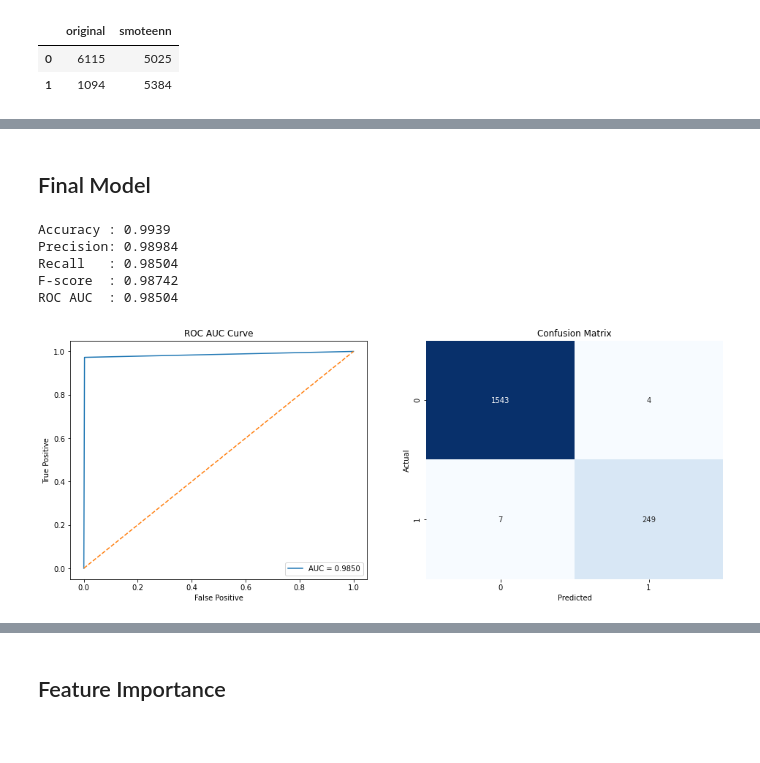
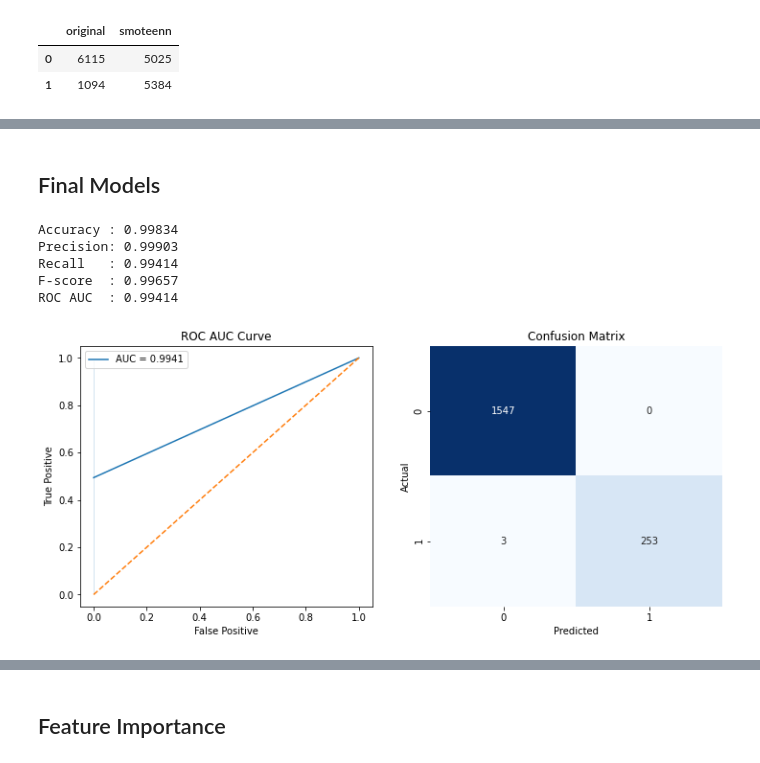
Before and after one commit to kai1130/Projects, a Jupyter notebook: Ethereum Fraud Detection/Ethereum Fraud Detection.ipynb, the cells around one changed output, grey strips where cells are left out. Saved outputs shown, nothing was run; the diff lists cells and outputs as text; code cells hidden in the pictures; blank space fills up the shorter version.

```diff
--- a/Ethereum Fraud Detection/Ethereum Fraud Detection.ipynb
+++ b/Ethereum Fraud Detection/Ethereum Fraud Detection.ipynb
@@ -399,6 +414,6 @@ XGBoost ROC AUC: 0.99759
 # %%
 dtc = DecisionTreeClassifier(max_depth=8,criterion='entropy',max_features=19,splitter='best')
-abc = AdaBoostClassifier(base_estimator = dtc, n_estimators=200, learning_rate=1)
+abc = AdaBoostClassifier(base_estimator = dtc, n_estimators=240, learning_rate=1)
 # %%
 y_pred_abc = cross_val_predict(abc, X_smt, y_smt, n_jobs=-1, cv=skf)
 
@@ -418,0 +436,4 @@ AdaBoost ROC AUC: 0.99884
+# %%
+rfc.fit(X_smt, y_smt)
+xgc.fit(X_smt, y_smt)
+abc.fit(X_smt, y_smt)
@@ -419,39 +454,39 @@ AdaBoost ROC AUC: 0.99884
 # %% [markdown]
-## Final Model
+## Final Models
 # %%
 abc_fit = abc.fit(X_smt, y_smt)
-y_pred = abc_fit.predict(X_test)
+y_pred_abc = abc_fit.predict(X_test)
 # %%
-matrix_confusion = confusion_matrix(y_test, y_pred)
-precision, recall, fscore, support = precision_recall_fscore_support(y_test, y_pred, average='macro')
-fpr, tpr, threshold = roc_curve(y_test, y_pred)
+matrix_confusion = confusion_matrix(y_test, y_pred_abc)
+precision, recall, fscore, support = precision_recall_fscore_support(y_test, y_pred_abc, average='macro')
+fpr, tpr, threshold = roc_curve(y_test, y_pred_abc)
 roc_auc = auc(fpr, tpr)
 # %%
-print(f'Accuracy : {accuracy_score(y_test, y_pred).round(5)}')
+print(f'Accuracy : {accuracy_score(y_test, y_pred_abc).round(5)}')
 print(f'Precision: {precision.round(5)}')
 print(f'Recall   : {recall.round(5)}')
 print(f'F-score  : {fscore.round(5)}')
 print(f'ROC AUC  : {roc_auc.round(5)}')
 
 fig, axes = plt.subplots(1, 2)
 
 sns.lineplot(fpr, tpr, label='AUC = %0.4f'%roc_auc, ax=axes[0])
 sns.lineplot([0, 1], [0, 1], ax=axes[0])
 axes[0].lines[1].set_linestyle("--")
 axes[0].set(xlabel='False Positive', ylabel='True Positive')
 axes[0].set_title('ROC AUC Curve')
 
 sns.heatmap(matrix_confusion, square=False, annot=True, cmap='Blues', fmt='d', cbar=False, ax=axes[1])
 axes[1].set(xlabel='Predicted', ylabel='Actual')
 axes[1].set_title('Confusion Matrix')
 
 fig=plt.gcf()
-fig.set_size_inches(16,6)
+fig.set_size_inches(12,5)
 plt.show()
 # %% [output]
-Accuracy : 0.9939
-Precision: 0.98984
-Recall   : 0.98504
-F-score  : 0.98742
-ROC AUC  : 0.98504
+Accuracy : 0.99834
+Precision: 0.99903
+Recall   : 0.99414
+F-score  : 0.99657
+ROC AUC  : 0.99414
-[figure, old version]
+[figure, new version]
```
Also changed, not shown: parts of 25 cells of this notebook.
